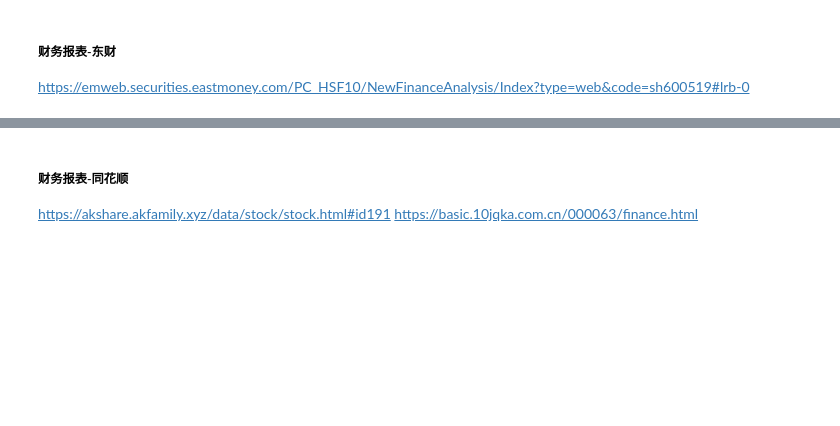
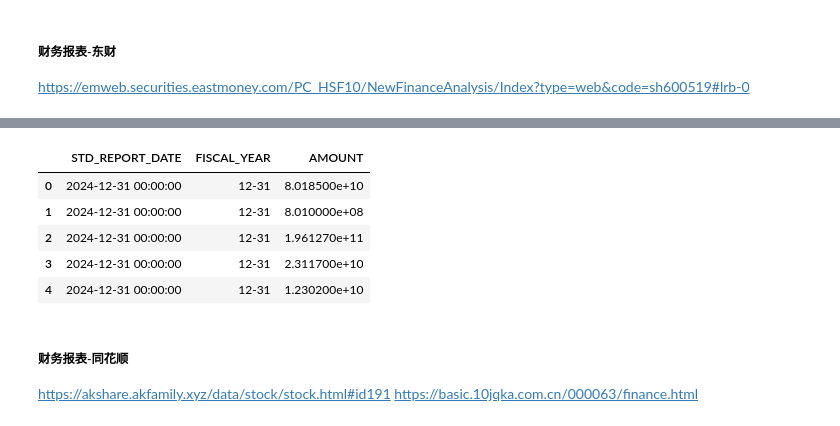
Before and after one commit to shugaoye/openbb_akshare, a Jupyter notebook: akshare_test.ipynb, the cells around one changed output, grey strips where cells are left out. Saved outputs shown, nothing was run; the diff lists cells and outputs as text; code cells hidden in the pictures; blank space fills up the shorter version.

```diff
--- a/akshare_test.ipynb
+++ b/akshare_test.ipynb
@@ -48,0 +93,10 @@ balance_sheet_em.to_excel("docs/balance_sheet_em.xlsx")
+# %%
+balance_sheet_em_hk = stock_financial_hk_report_em_df[["STD_REPORT_DATE", "FISCAL_YEAR", "AMOUNT"]]
+balance_sheet_em_hk.head()
+# %% [output]
+|  | STD_REPORT_DATE | FISCAL_YEAR | AMOUNT |
+| 0 | 2024-12-31 00:00:00 | 12-31 | 8.018500e+10 |
+| 1 | 2024-12-31 00:00:00 | 12-31 | 8.010000e+08 |
+| 2 | 2024-12-31 00:00:00 | 12-31 | 1.961270e+11 |
+| 3 | 2024-12-31 00:00:00 | 12-31 | 2.311700e+10 |
+| 4 | 2024-12-31 00:00:00 | 12-31 | 1.230200e+10 |
```
Also changed, not shown: parts of 8 cells of this notebook, 5 other files.
